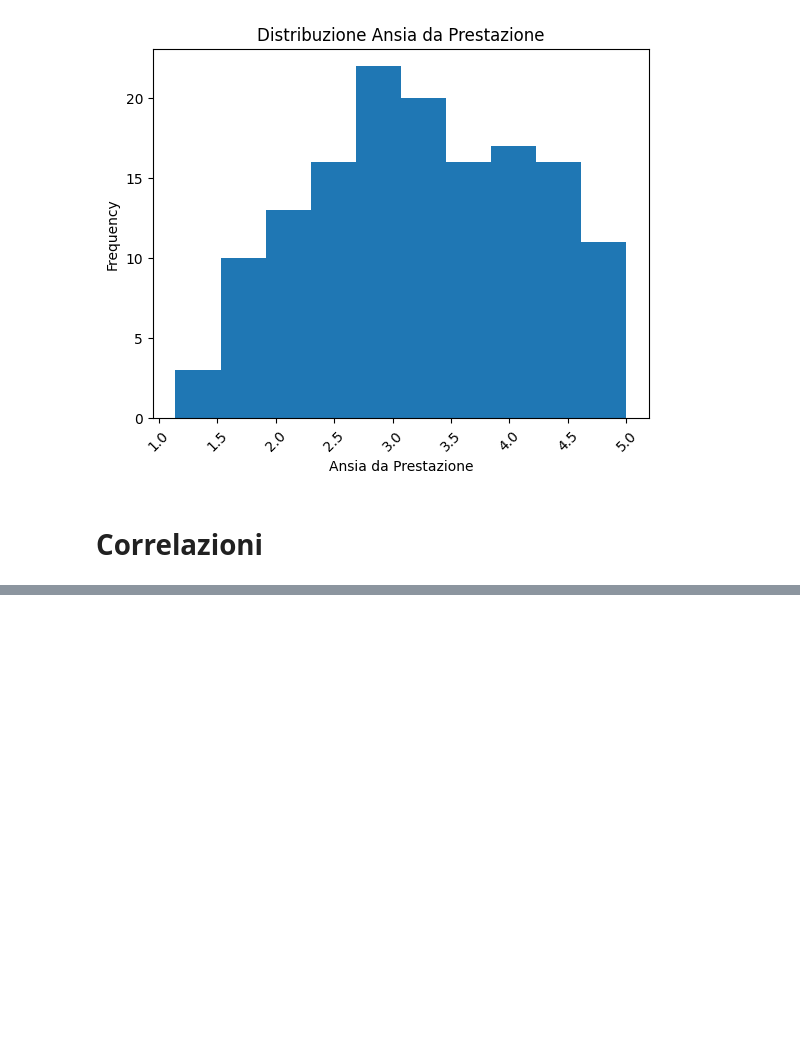
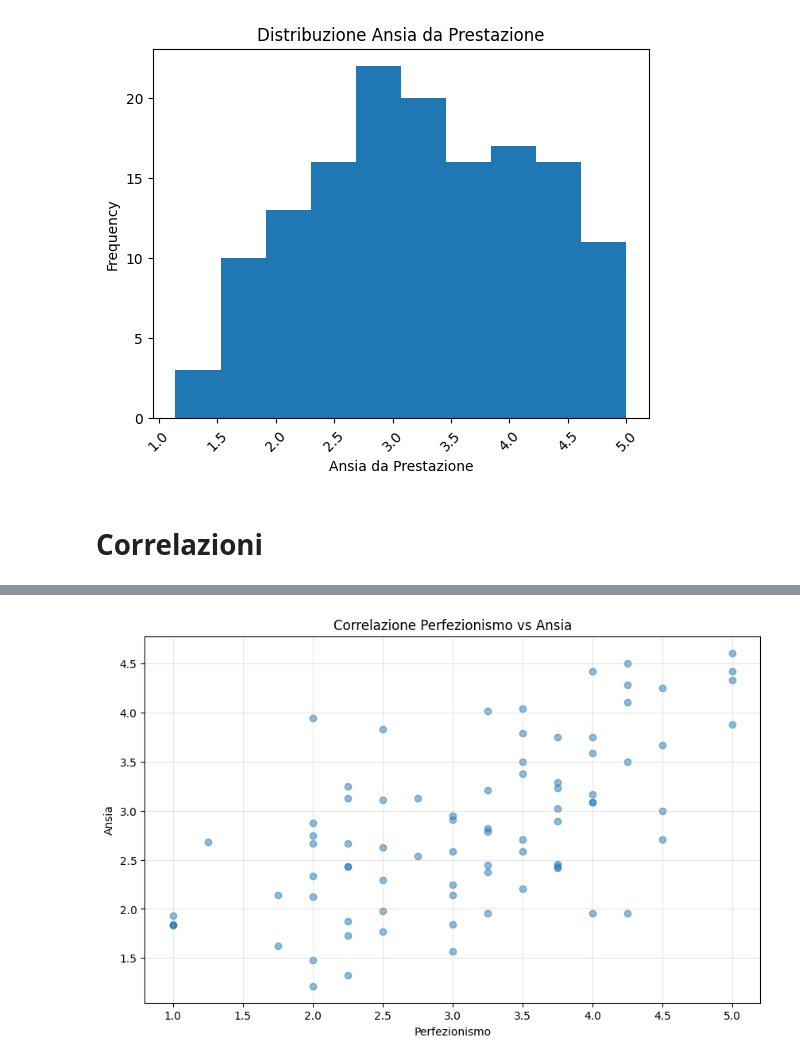
Before and after one commit to gaiacassinelli1/Project-Work, a Jupyter notebook: Analisi/analisi descrittiva.ipynb, the cells around one changed output, grey strips where cells are left out. Drawn from its saved outputs; the diff is of its cells as text; code cells hidden in the pictures; blank space fills up the shorter version.

```diff
--- a/Analisi/analisi descrittiva.ipynb
+++ b/Analisi/analisi descrittiva.ipynb
@@ -117,0 +95,9 @@ print(f"P-value: {p_value:.4e}")
+# %%
+plt.figure(figsize=(10, 6))
+plt.scatter(df["perfezionismo"], df["ansia"], alpha=0.5)
+plt.xlabel('Perfezionismo')
+plt.ylabel('Ansia')
+plt.title(f'Correlazione Perfezionismo vs Ansia')
+plt.grid(True, alpha=0.3)
+# %% [output]
+[figure, added]
```
Also changed, not shown: parts of 5 cells of this notebook, 2 other files.
